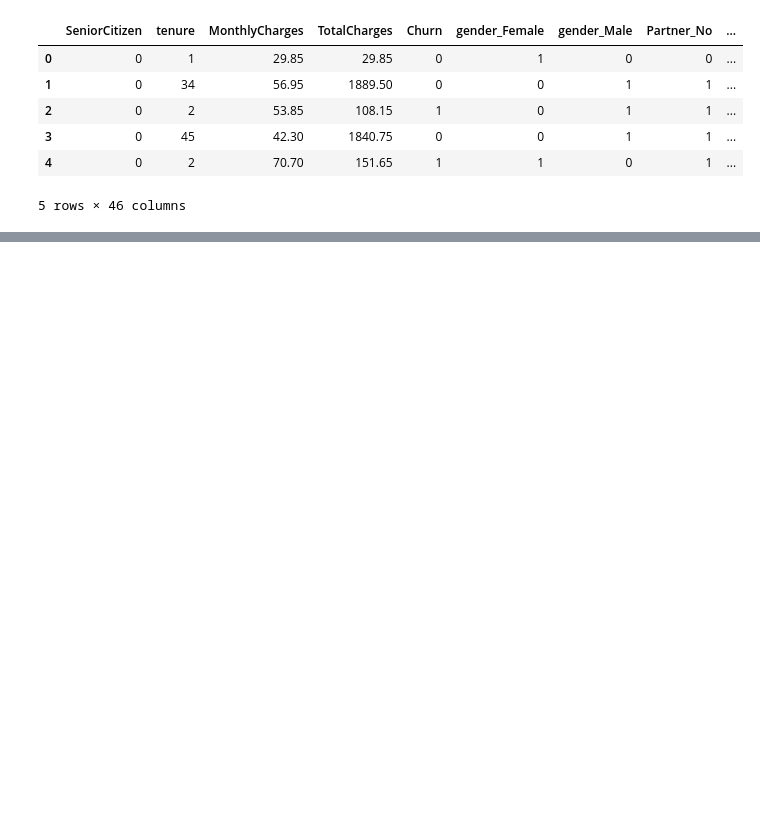
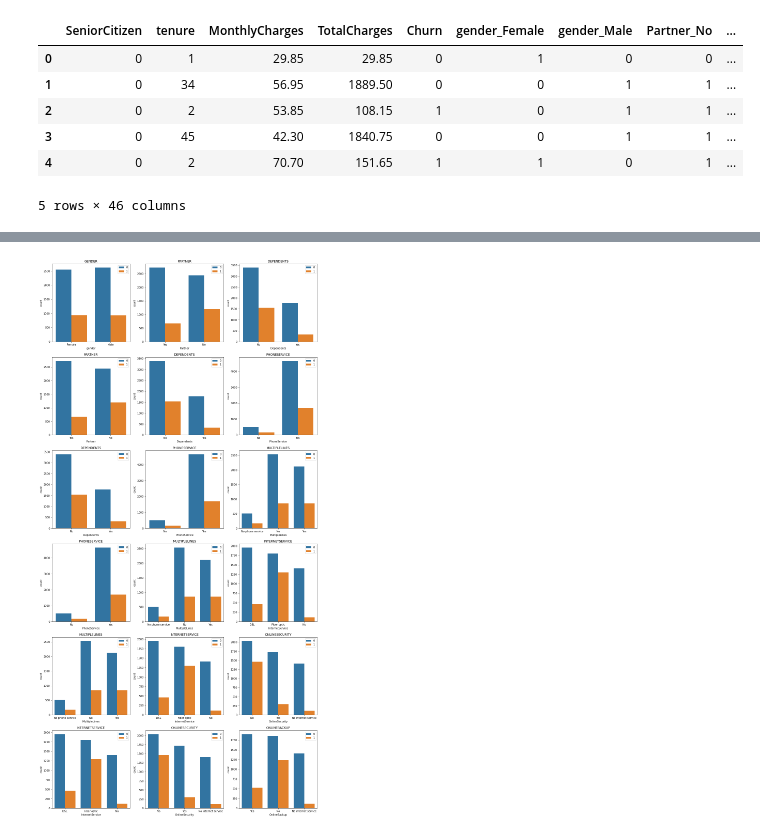
Before and after one commit to araod14/logistic_regresion, a Jupyter notebook: binomian_logistic_regresion.ipynb, the cells around one changed output, grey strips where cells are left out. Cells and saved outputs as stored; diff of their text form; code cells hidden in the pictures; blank space fills up the shorter version.

```diff
--- a/binomian_logistic_regresion.ipynb
+++ b/binomian_logistic_regresion.ipynb
@@ -97,0 +166,18 @@ df_data_processing.head()
+# %%
+def plot_categoricals(colums, ncols):
+    # Numero de graficas a realizar
+    nplot = len(colums)
+    nrows = ( nplot // ncols ) + 1
+    fig, axes = plt.subplots(nrows,ncols, figsize=(15,30), constrained_layout=True)
+    for row in range(nrows):
+        for col in range(ncols):
+            title = colums[row+col]
+            sns.countplot(data=df_data, x=title, hue='Churn', ax =axes[row,col])
+            axes[row,col].set_title(title.upper())
+            axes[row,col].set_xlabel(title)
+            axes[row,col].legend()
+    plt.show()
+
+plot_categoricals(column_cat, 3)
+# %% [output]
+[figure, added]
```
Also changed, not shown: parts of 37 cells of this notebook.
